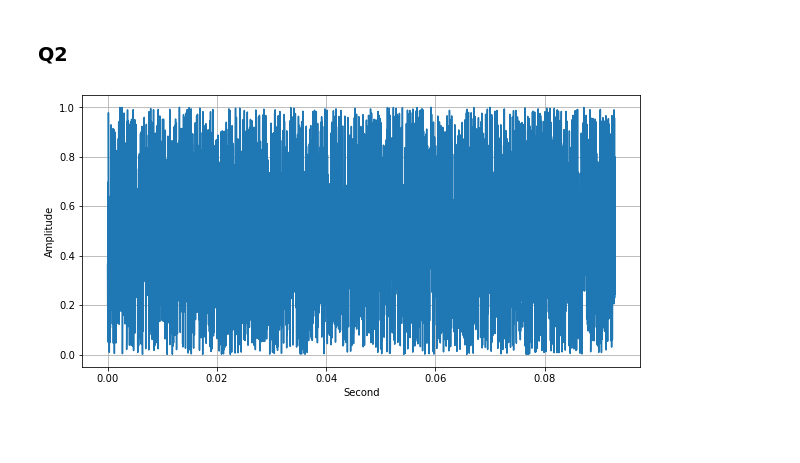
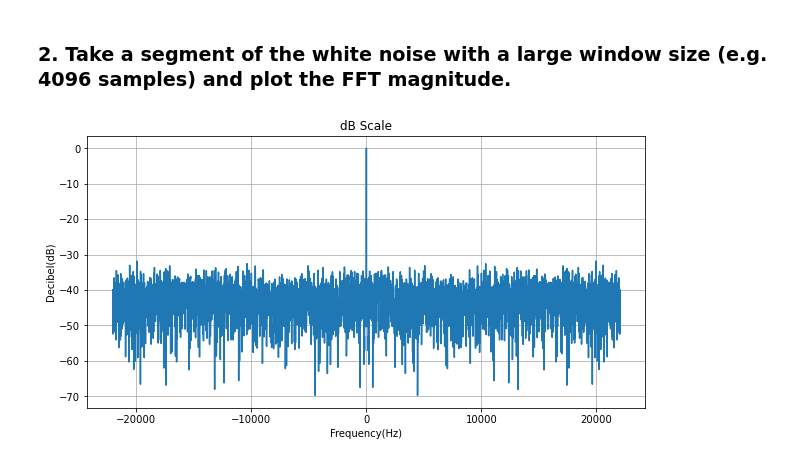
Before and after one commit to YoonjinXD/2022S_gct535, a Jupyter notebook: hw2/hw2.ipynb, the cells around one changed output. Saved outputs shown, nothing was run; the diff lists cells and outputs as text; code cells hidden in the pictures; blank space fills up the shorter version.

```diff
--- a/hw2/hw2.ipynb
+++ b/hw2/hw2.ipynb
@@ -151,10 +194,14 @@ ipd.display(audio)
 # %% [markdown]
-### Q2
+### 2. Take a segment of the white noise with a large window size (e.g. 4096 samples) and plot the FFT magnitude.
 # %%
 window_size = 4096
 fft_size = 4096
+segment = noise[:window_size]
 
-segment = noise[:window_size]
-plot_amp(segment, sr)
+x_fft = np.fft.fft(segment)
+x_fft = np.fft.fftshift(x_fft, axes=0)
+
+freq_range = np.arange(-(fft_size/2), (fft_size/2))*sr/fft_size
+plot_freq_magnitude(x_fft, freq_range)
 # %% [output]
-[figure, old version]
+[figure, new version]
```
Also changed, not shown: parts of 29 cells of this notebook, 1 other file.
